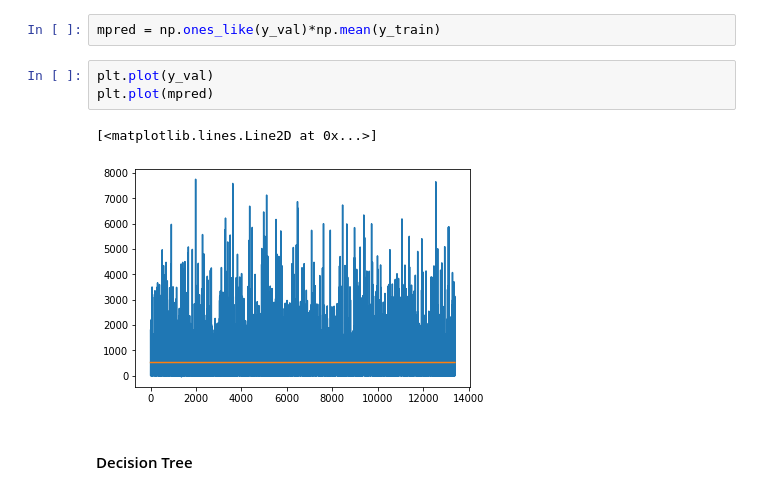
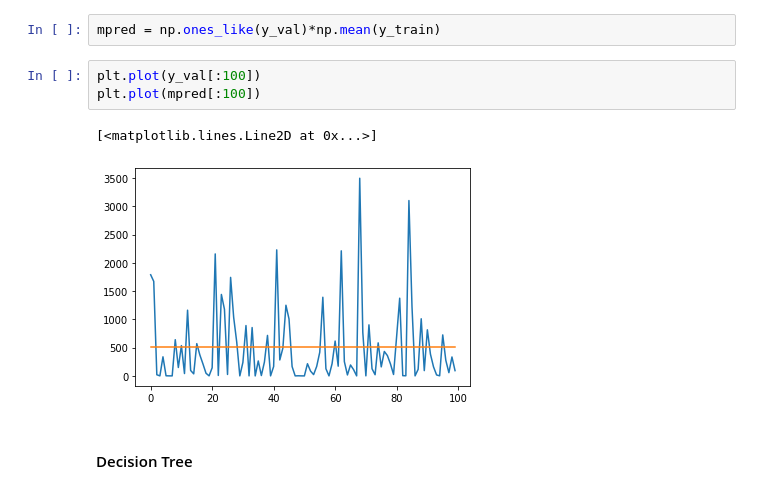
Before and after one commit to YKritet/Decathlon_ML_test, a Jupyter notebook: notebook.ipynb, the cells around one changed output. Cells and saved outputs as stored; diff of their text form.

```diff
--- a/notebook.ipynb
+++ b/notebook.ipynb
@@ -457,11 +457,11 @@ Visualy, it seems that a time series analysis won't cut it for this approach as
 # %%
 mpred = np.ones_like(y_val)*np.mean(y_train)
 # %%
-plt.plot(y_val)
-plt.plot(mpred)
+plt.plot(y_val[:100])
+plt.plot(mpred[:100])
 # %% [output]
 [<matplotlib.lines.Line2D at 0x...>]
-[figure, old version]
+[figure, new version]
 # %% [markdown]
 #### Decision Tree
 # %%
```
Also changed, not shown: parts of 50 cells of this notebook.
